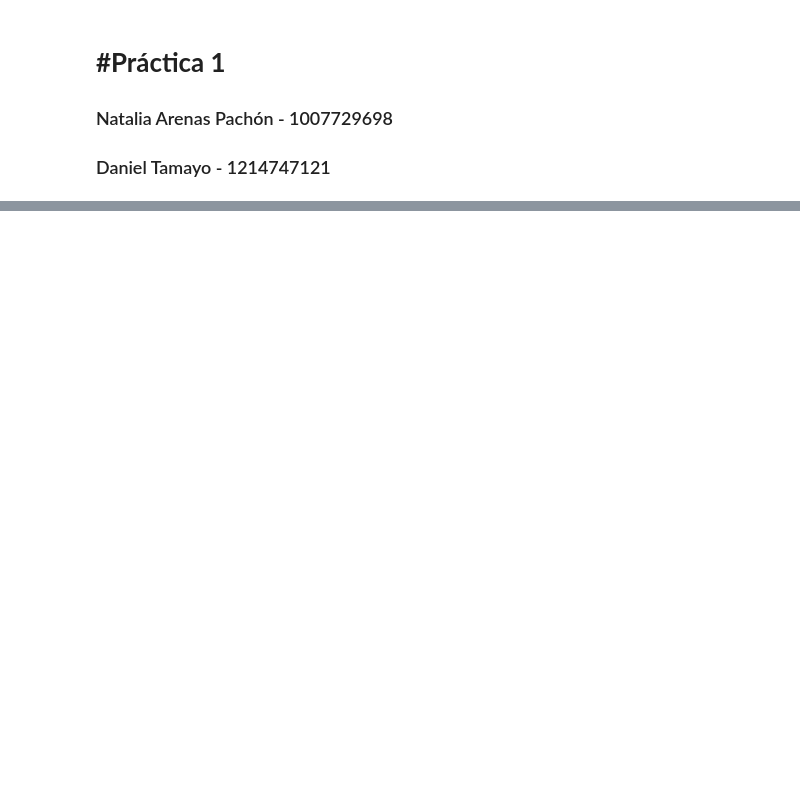
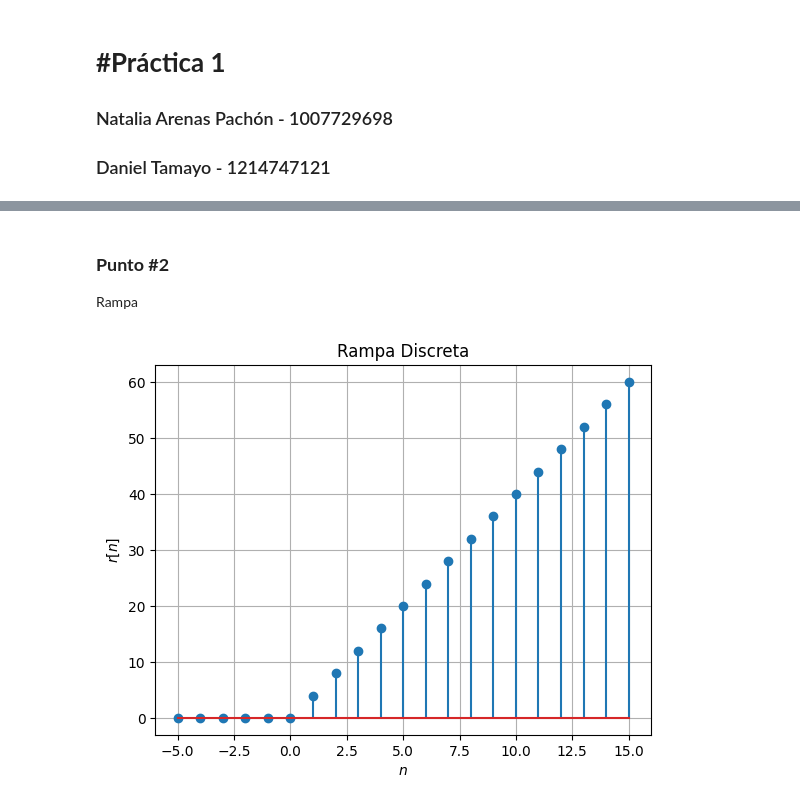
Before and after one commit to NataliaArenasP20/LaboratorioBiosenales, a Jupyter notebook: Practica_2/P2_NataliaArenas_DanielTamayo.ipynb, the cells around one changed output, grey strips where cells are left out. Saved outputs shown, nothing was run; the diff lists cells and outputs as text; code cells hidden in the pictures; blank space fills up the shorter version.

```diff
--- a/Practica_2/P2_NataliaArenas_DanielTamayo.ipynb
+++ b/Practica_2/P2_NataliaArenas_DanielTamayo.ipynb
@@ -190,0 +46,19 @@ array([  0,   1,   2,   3,   4,   5,   6,   7,   8,   9,  10,  11,  12,
+# %% [markdown]
+### **Punto #2**
+
+Rampa
+# %%
+def ramseq(n0,n1,n2,m):
+  n=np.arange (n1,n2+1)
+  r,n=escaseq(n0,n1,n2)
+  x=r*(n-n0)
+  return [x*m, n]
+
+r,n = ramseq(0,-5,15,4)
+plt.stem(n,r)
+plt.xlabel('$n$')
+plt.title('Rampa Discreta')
+plt.ylabel('$r[n]$')
+plt.grid()
+# %% [output]
+[figure, added]
```
Also changed, not shown: parts of 48 cells of this notebook.
